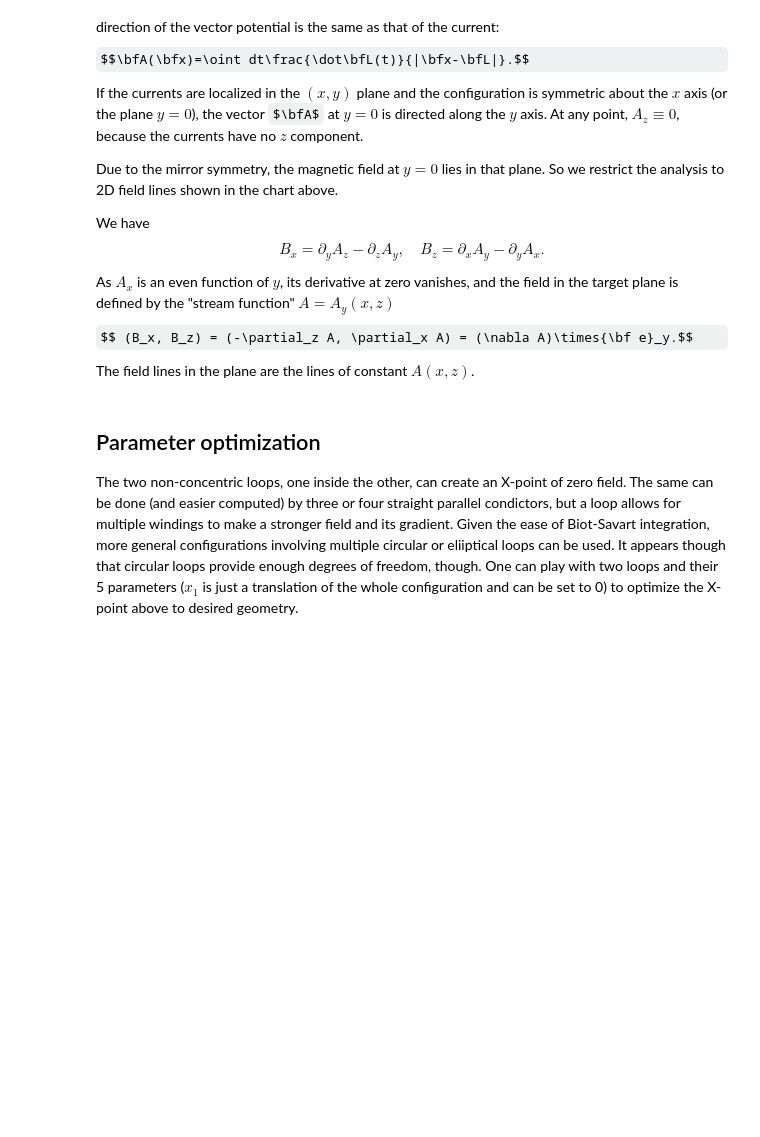
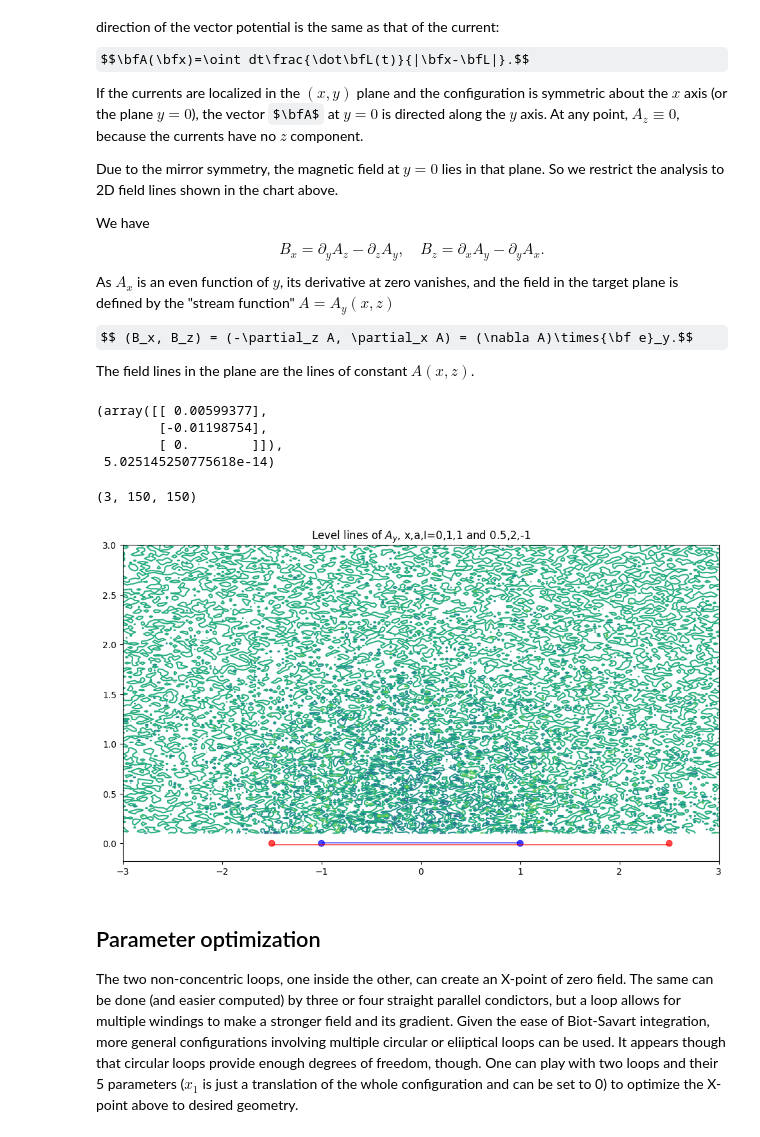
Before and after one commit to michael-isichenko/misc, a Jupyter notebook: loops.ipynb, the cells around one changed output. Drawn from its saved outputs; the diff is of its cells as text; code cells hidden in the pictures; some formulas as TeX source; blank space fills up the shorter version.

```diff
--- a/loops.ipynb
+++ b/loops.ipynb
@@ -34,8 +32,8 @@ def dB(x, y, z, a, t):
     den *= np.sqrt(den)
     return num/den
 
-def loop_field(x, y, z, a):
+def loop_B(x, y, z, a):
     return integrate.quad_vec(lambda t: dB(x, y, z, a, t), 0, 2*np.pi)
 
-loop_field(1, 2, 3, 0.1) # returns tuple (result, error)
+loop_B(1, 2, 3, 0.1) # returns tuple (result, error)
 # %% [output]
@@ -57,7 +55,7 @@ zmin, zmax =  -5, 5
 xx, zz = np.linspace(xmin, xmax, 151), np.linspace(zmin, zmax, 151)
 xx_grid, zz_grid = np.meshgrid(xx, zz)
 
-B = loop_field(xx_grid, 0, zz_grid, 1)[0]
+B = loop_B(xx_grid, 0, zz_grid, 1)[0]
 if 1:
     mark_loop(ax, 0, 1, 'blue')
     ax.streamplot(xx_grid, zz_grid, B[0], B[2], density=2, color='g',
@@ -84,8 +84,8 @@ xx_grid, zz_grid = np.meshgrid(xx, zz)
 a1, a2 = 1, 2 # radii of loops
 I1, I2 = 1, -1  # currents, clockwise if negative
 x1, x2 = 0, 0.5   # loop x-centers
-B = I1*loop_field(xx_grid - x1, 0, zz_grid, a)[0] + \
-    I2*loop_field(xx_grid - x2, 0, zz_grid, a2)[0]
+B = I1*loop_B(xx_grid - x1, 0, zz_grid, a1)[0] + \
+    I2*loop_B(xx_grid - x2, 0, zz_grid, a2)[0]
 # print(B)
 if 1:
     fig = plt.figure(figsize=(12,8))
@@ -116,6 +116,48 @@ $$
 As $A_x$ is an even function of $y$, its derivative at zero vanishes, and the field in the target plane is defined by the "stream function" $A=A_y(x,z)$
 $$ (B_x, B_z) = (-\partial_z A, \partial_x A) = (\nabla A)\times{\bf e}_y.$$
 The field lines in the plane are the lines of constant $A(x,z)$.
+# %%
+import scipy.integrate as integrate
+import numpy as np
+
+def dA(x, y, z, a, t):
+    cos = np.cos(t)
+    sin = np.sin(t)
+    num = np.array([cos, -sin, 0])
+    den = np.sqrt((x-a*cos)**2 + (y-a*sin)**2 + z**2)
+    #print(f'num: {num}', flush=True)
+    #print(f'den: {den}', flush=True)
+    return np.outer(num, 1.0/den)
+
+def loop_A(x, y, z, a):
+    return integrate.quad_vec(lambda t: dA(x, y, z, a, t), 0, 2*np.pi)
+
+loop_A(1, 2, 3, 0.1) # returns tuple (result, error)
+# %% [output]
+(array([[ 0.00599377],
+        [-0.01198754],
+        [ 0.        ]]),
+ 5.025145250775618e-14)
+# %%
+from matplotlib.patches import Circle
+import matplotlib.lines as lines
+
+A = I1*loop_A(xx_grid - x1, 0, zz_grid, a1)[0] + \
+    I2*loop_A(xx_grid - x2, 0, zz_grid, a2)[0]
+A = A.reshape(3, len(xx), len(zz))
+print(A.shape, flush=True)
+if 1:
+    fig = plt.figure(figsize=(12,8))
+    ax  = fig.add_subplot(1, 1, 1)
+    mark_loop(ax, x1, a1, 'blue')
+    mark_loop(ax, x2, a2, 'red')
+    ax.contour(xx_grid, zz_grid, A[1], cmap=plt.cm.viridis)
+    ax.set_aspect('equal')
+    ax.set_title(f'Level lines of $A_y$, x,a,I={x1},{a1},{I1} and {x2},{a2},{I2}')
+    plt.show() # fucked up
+# %% [output]
+(3, 150, 150)
+[figure, added]
 # %% [markdown]
 ## Parameter optimization
 
```
Also changed, not shown: parts of 5 cells of this notebook, 1 other file.
